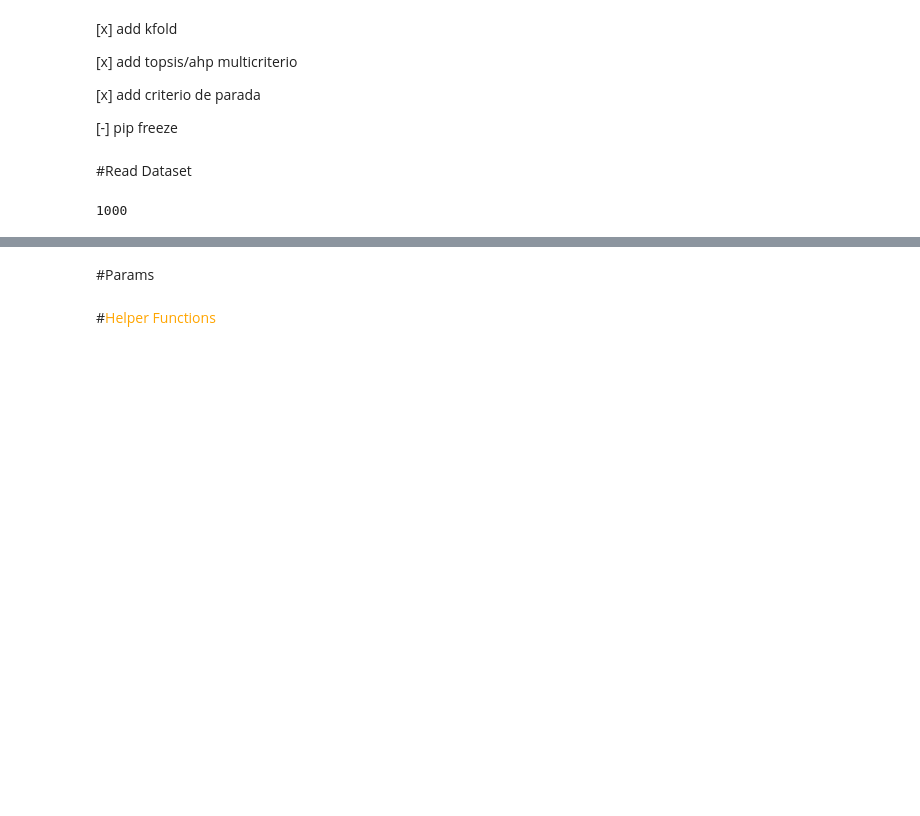
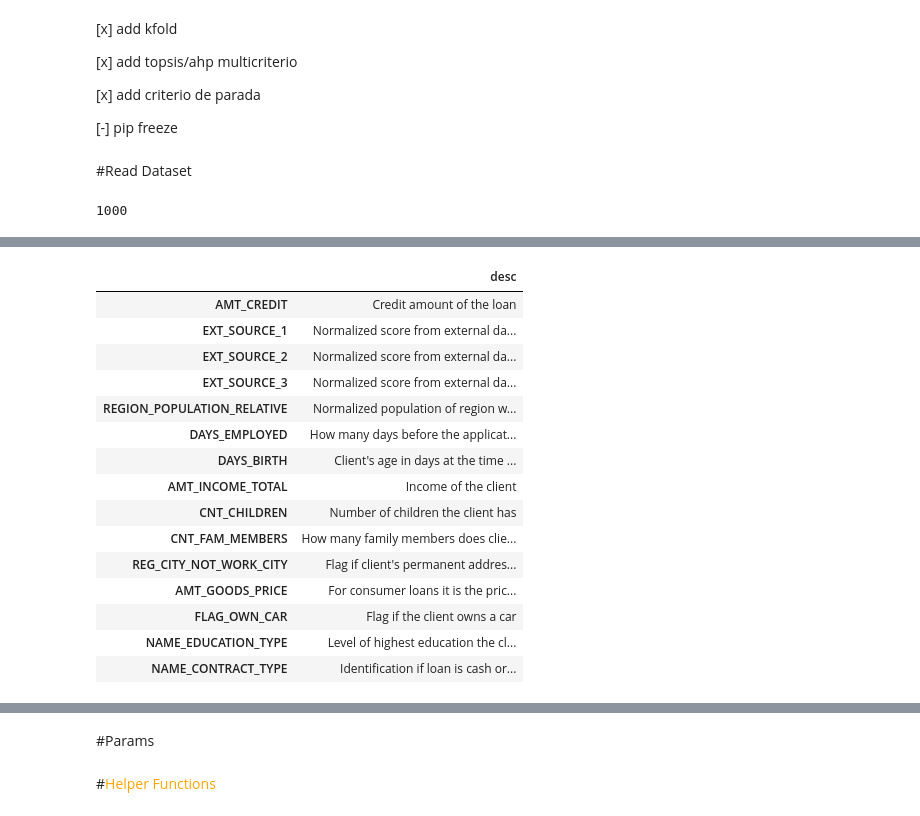
Before and after one commit to hiaac-finance/credit_pipeline, a Jupyter notebook: examples/playground.ipynb, the cells around one changed output, grey strips where cells are left out. Cells and saved outputs as stored; diff of their text form; code cells hidden in the pictures; blank space fills up the shorter version.

```diff
--- a/examples/playground.ipynb
+++ b/examples/playground.ipynb
@@ -76,0 +107,12 @@ print(seed_number)
+# %%
+def column_description(dataframe, column_name):
+
+    df_desc = dex.read_csv_encoded(path,'HomeCredit_columns_description.csv')
+    #Create dataframe with columns and descriptions
+    descriptions = df_desc.query("Table == 'application_{train|test}.csv'")[['Row','Description']].T
+    desc = (descriptions.iloc[:,dataframe.columns == column_name].values)
+    return f'{desc[1][0]}'
+
+desc_dict = {}
+for ci in ll:
+    desc_dict[ci] = column_description(df_o, ci)
@@ -76,0 +139,19 @@ print(seed_number)
+# %%
+pd.DataFrame(desc_dict, index=['desc']).T
+# %% [output]
+|  | desc |
+| AMT_CREDIT | Credit amount of the loan |
+| EXT_SOURCE_1 | Normalized score from external da... |
+| EXT_SOURCE_2 | Normalized score from external da... |
+| EXT_SOURCE_3 | Normalized score from external da... |
+| REGION_POPULATION_RELATIVE | Normalized population of region w... |
+| DAYS_EMPLOYED | How many days before the applicat... |
+| DAYS_BIRTH | Client's age in days at the time ... |
+| AMT_INCOME_TOTAL | Income of the client |
+| CNT_CHILDREN | Number of children the client has |
+| CNT_FAM_MEMBERS | How many family members does clie... |
+| REG_CITY_NOT_WORK_CITY | Flag if client's permanent addres... |
+| AMT_GOODS_PRICE | For consumer loans it is the pric... |
+| FLAG_OWN_CAR | Flag if the client owns a car |
+| NAME_EDUCATION_TYPE | Level of highest education the cl... |
+| NAME_CONTRACT_TYPE | Identification if loan is cash or... |
```
Also changed, not shown: parts of 18 cells of this notebook, 1 other file.
